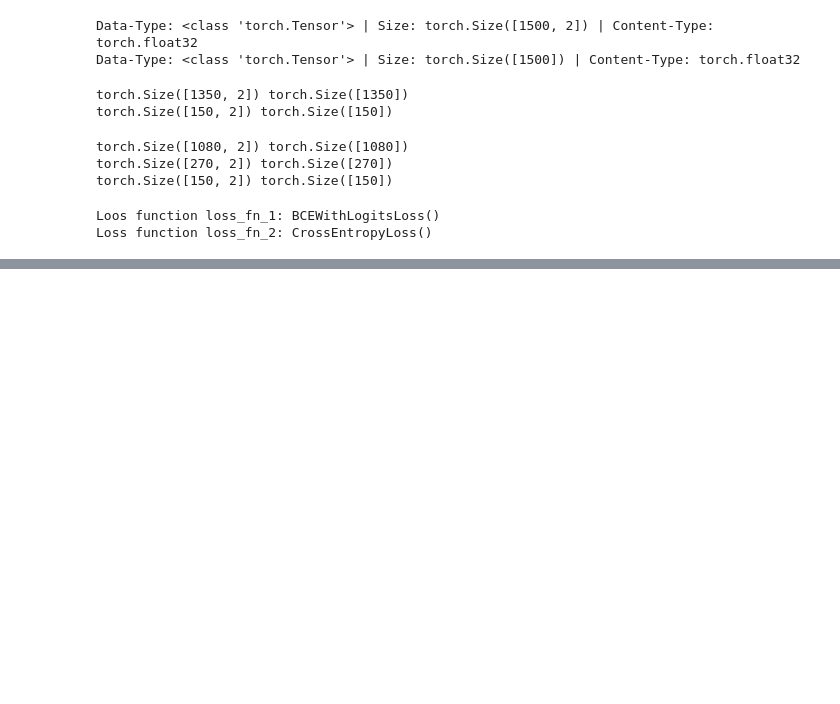
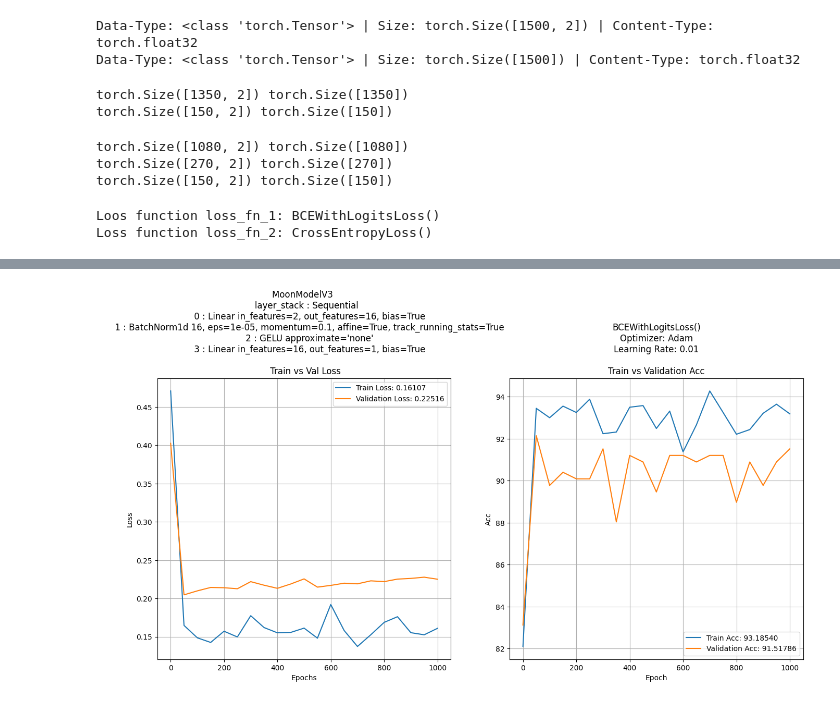
Before and after one commit to marcel1520/ML-course-train-val-test, a Jupyter notebook: training_nn_moons_loop_function.ipynb, the cells around one changed output, grey strips where cells are left out. Drawn from its saved outputs; the diff is of its cells as text; code cells hidden in the pictures; blank space fills up the shorter version.

```diff
--- a/training_nn_moons_loop_function.ipynb
+++ b/training_nn_moons_loop_function.ipynb
@@ -351,0 +408,15 @@ results_V1_2
+# %%
+epochs_count_V3, loss_values_V3_1op1, acc_values_V3_1op1, val_loss_values_V3_1op1, val_acc_values_V3_1op1 = run_experiment(moon_model_V3_1, loss_fn_1, accuracy_fn, adam_001_V3_1,
+                                                                                                                           train_loader, val_loader, 1050, 50, device=None)
+
+final_loss_V3_1op1, final_acc_V3_1op1, final_val_loss_V3_1op1, final_val_acc_V3_1op1 = collecting_final_values(loss_values_V3_1op1, acc_values_V3_1op1,
+                                                                                                               val_loss_values_V3_1op1, val_acc_values_V3_1op1)
+
+moon_model_V3_1_graphs = plot_graphs(moon_model_V3_1_architecture, loss_fn_1,
+                                     adam_001_data[0], adam_001_data[1],
+                                     final_loss_V3_1op1, final_acc_V3_1op1,
+                                     final_val_loss_V3_1op1, final_val_acc_V3_1op1,
+                                     loss_values_V3_1op1, acc_values_V3_1op1,
+                                     val_loss_values_V3_1op1, val_acc_values_V3_1op1,
+                                     epochs_count_V3)
+# %% [output]
@@ -351,0 +440 @@ results_V1_2
+[figure, added]
```
Also changed, not shown: parts of 14 cells of this notebook, 1 other file.
